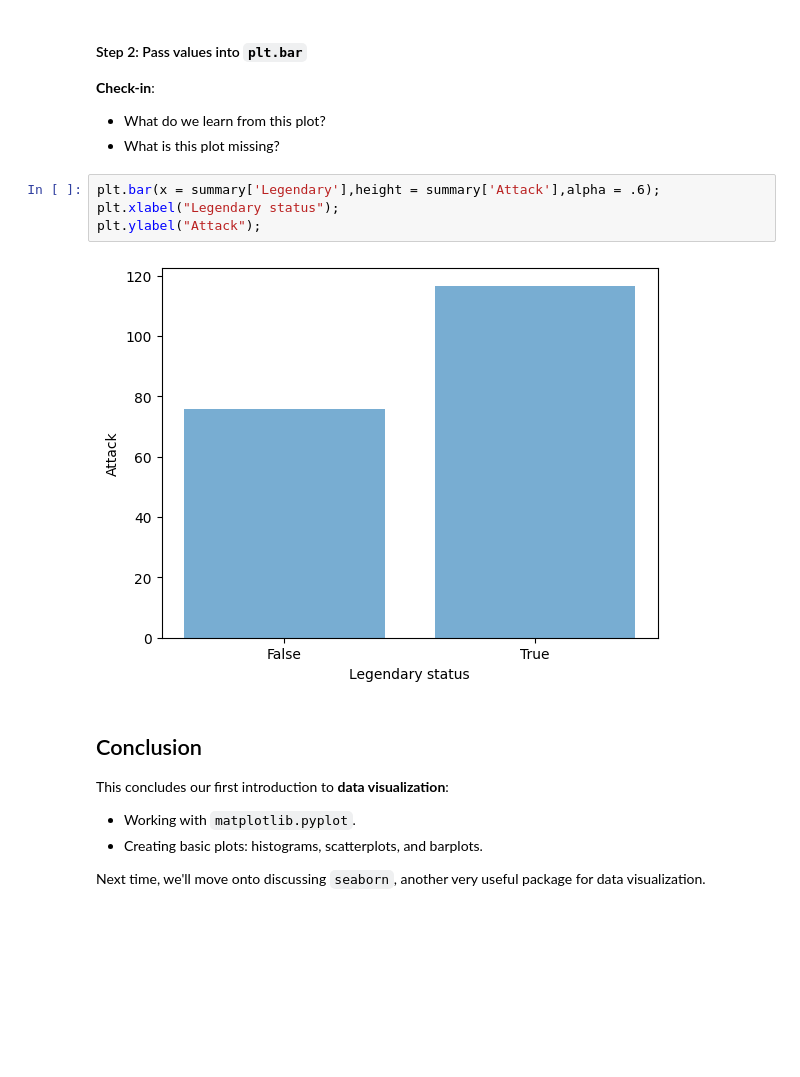
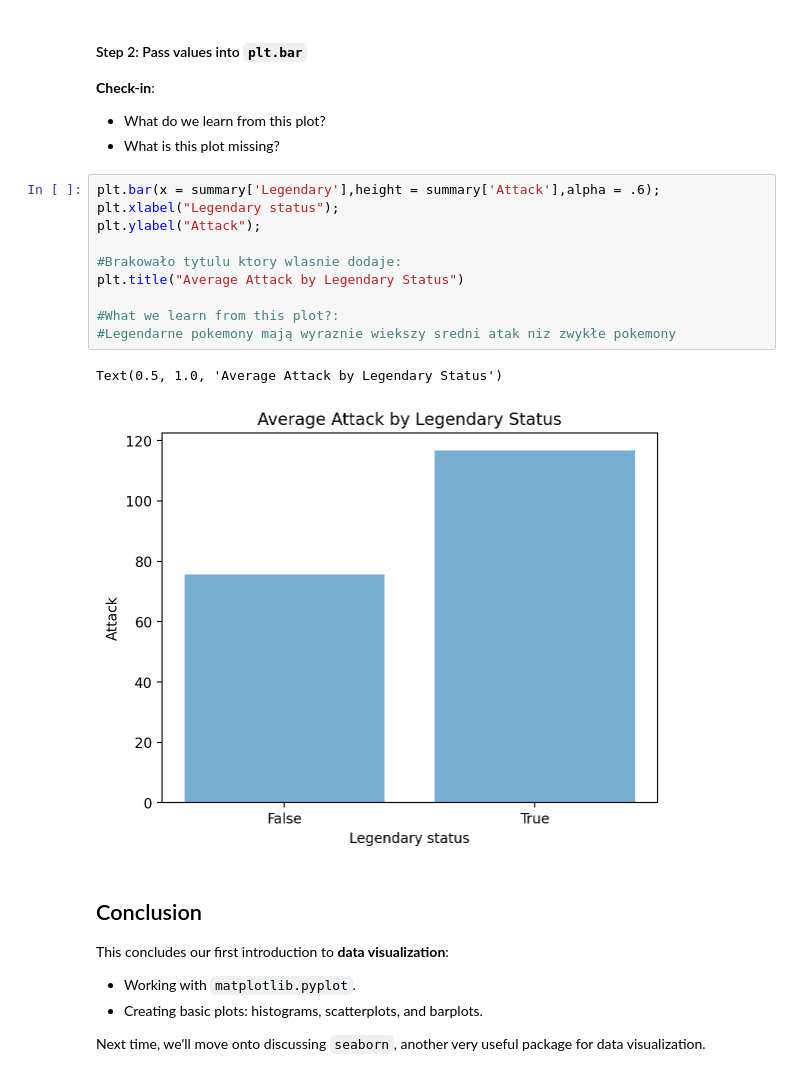
Before and after one commit to rszgosz/descriptive_statistics, a Jupyter notebook: Report4/Exercise5.ipynb, the cells around one changed output. Drawn from its saved outputs; the diff is of its cells as text; blank space fills up the shorter version.

```diff
--- a/Report4/Exercise5.ipynb
+++ b/Report4/Exercise5.ipynb
@@ -373,9 +396,16 @@ summary
 # %%
 plt.bar(x = summary['Legendary'],height = summary['Attack'],alpha = .6);
 plt.xlabel("Legendary status");
 plt.ylabel("Attack");
+
+#Brakowało tytulu ktory wlasnie dodaje:
+plt.title("Average Attack by Legendary Status")
+
+#What we learn from this plot?:
+#Legendarne pokemony mają wyraznie wiekszy sredni atak niz zwykłe pokemony
 # %% [output]
+Text(0.5, 1.0, 'Average Attack by Legendary Status')
-[figure, old version]
+[figure, new version]
 # %% [markdown]
 ## Conclusion
 
```
Also changed, not shown: parts of 22 cells of this notebook, 2 other files.
